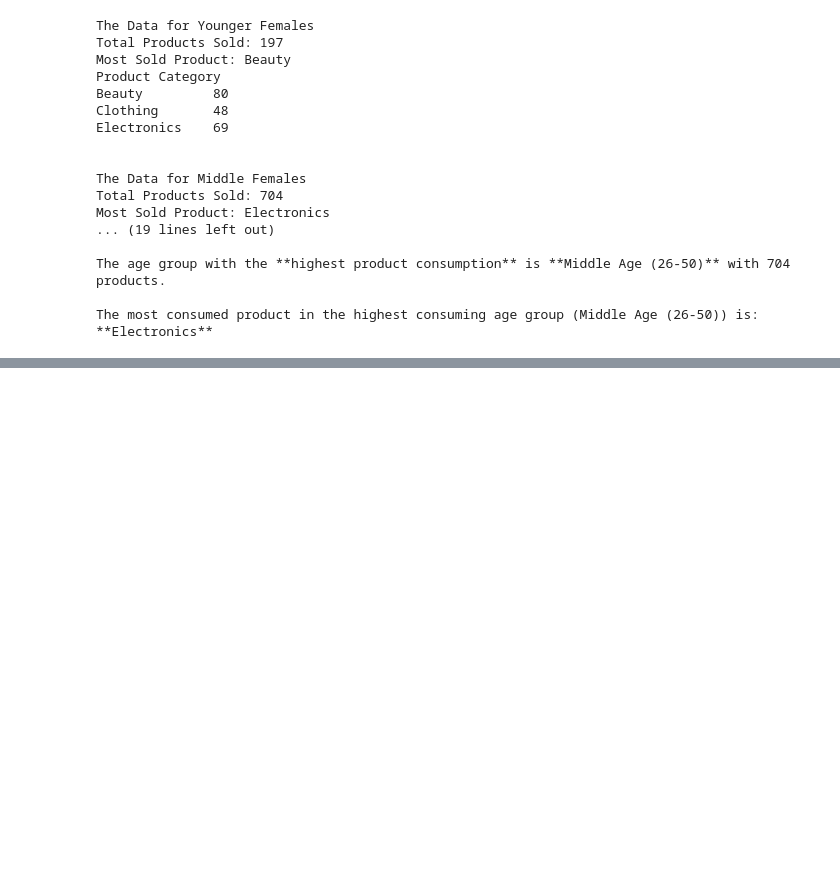
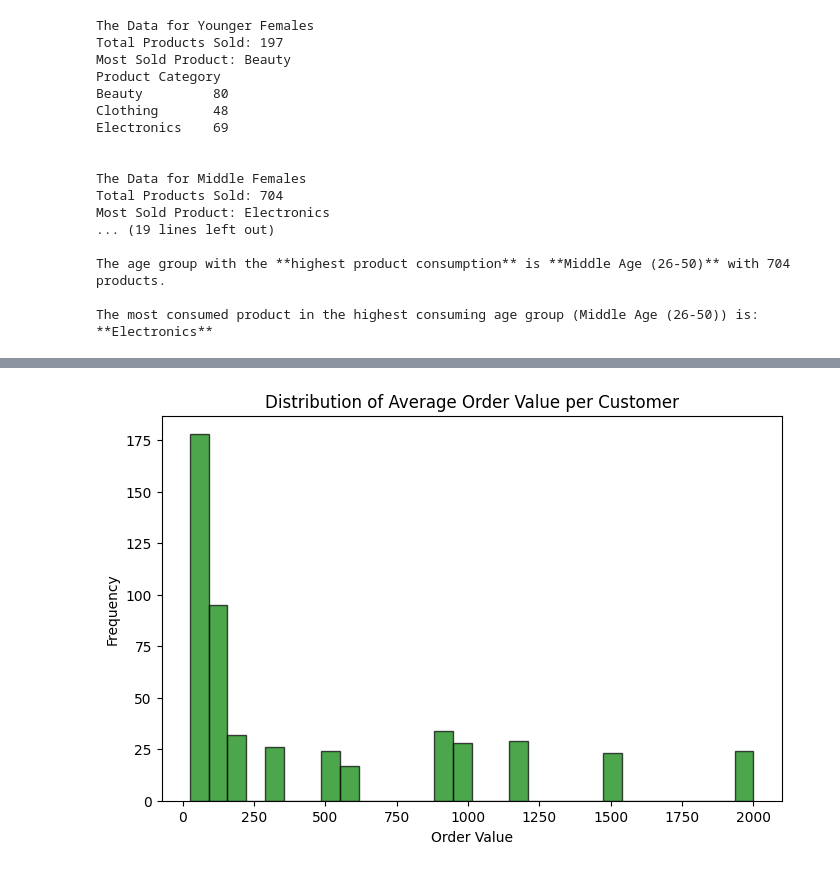
Before and after one commit to SauhardSHukla/Business_Analytics, a Jupyter notebook: Sales_Analytics/Female_Sales_Analysis/Female_Analytics_Product_Category.ipynb, the cells around one changed output, grey strips where cells are left out. Saved outputs shown, nothing was run; the diff lists cells and outputs as text; code cells hidden in the pictures; blank space fills up the shorter version.

```diff
--- a/Sales_Analytics/Female_Sales_Analysis/Female_Analytics_Product_Category.ipynb
+++ b/Sales_Analytics/Female_Sales_Analysis/Female_Analytics_Product_Category.ipynb
@@ -158,0 +213,12 @@ Numbers of Beauty Product buyed by females: 170
+# %%
+# Calculate average order value per customer
+avg_order_value = df.groupby('Customer ID')['Total Amount'].mean()
+
+plt.figure(figsize=(8, 5))
+plt.hist(avg_order_value, bins=30, color='green', edgecolor='black', alpha=0.7)
+plt.title('Distribution of Average Order Value per Customer')
+plt.xlabel('Order Value')
+plt.ylabel('Frequency')
+plt.show()
+# %% [output]
+[figure, added]
```
Also changed, not shown: parts of 8 cells of this notebook, 2 other files.
